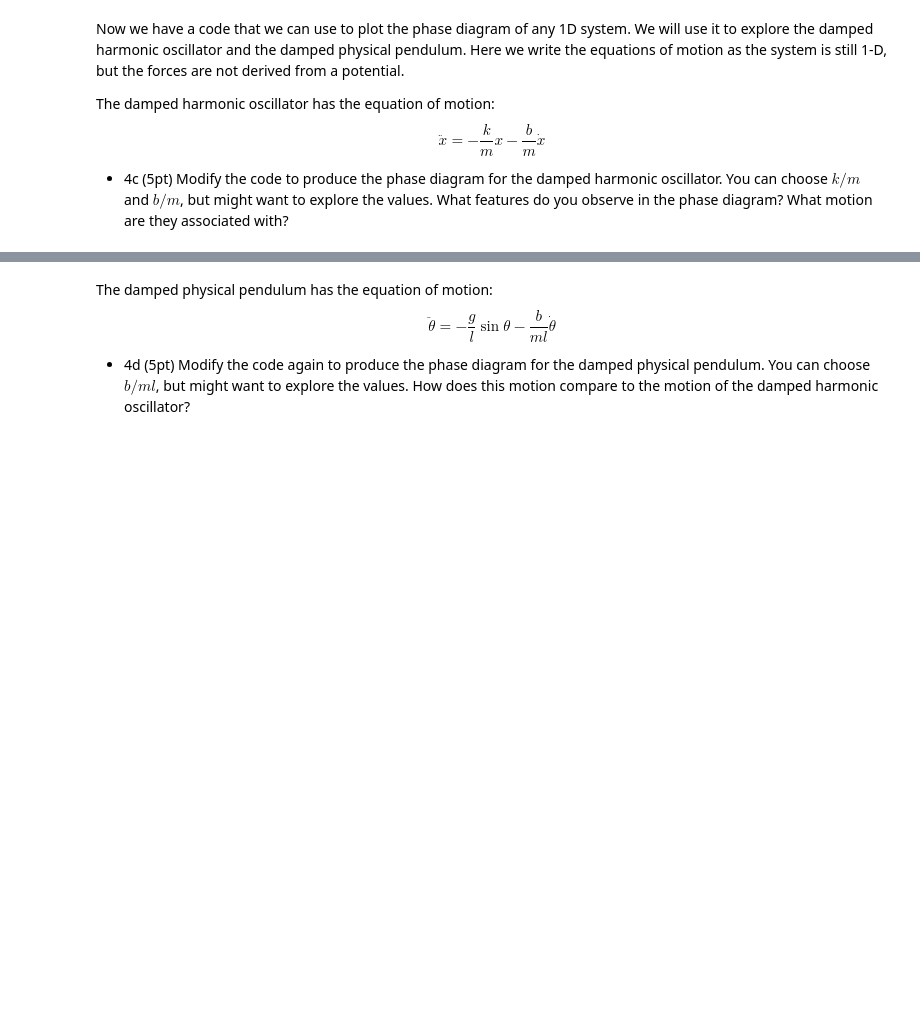
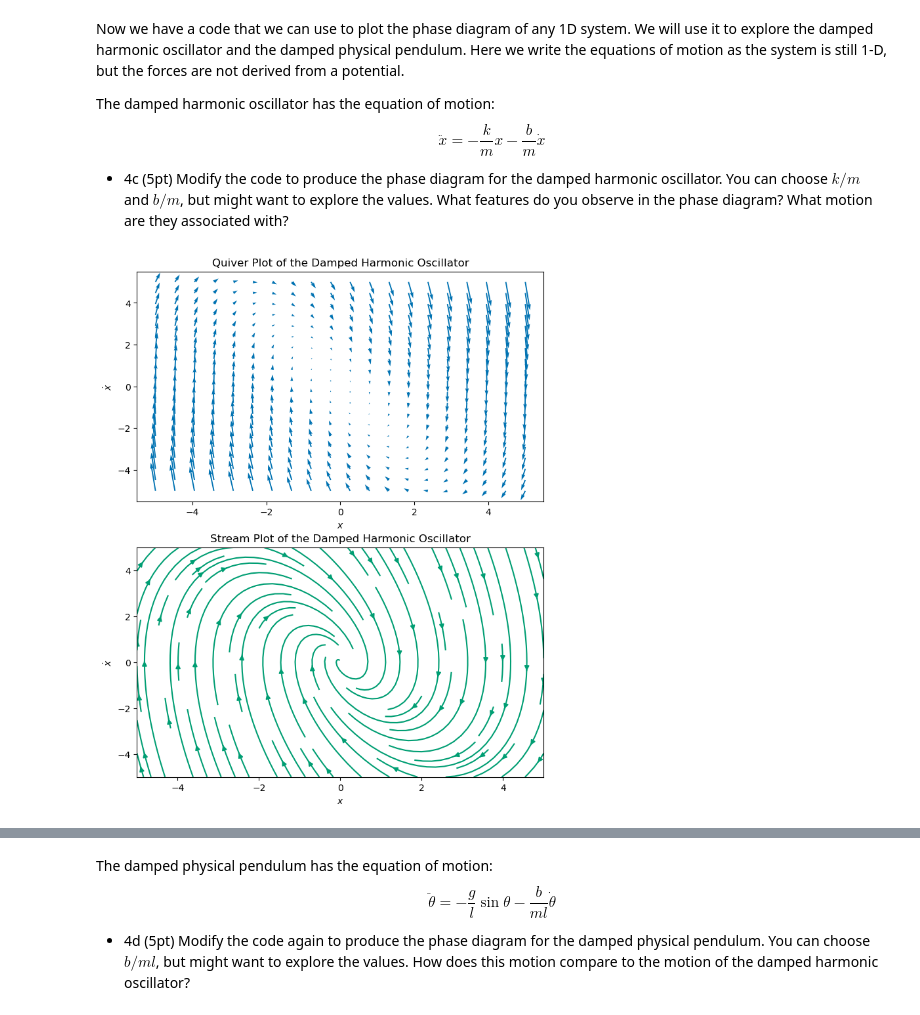
Before and after one commit to BruhddyTheThird/ProfCPisGoatedLib, a Jupyter notebook: HW V.ipynb, the cells around one changed output, grey strips where cells are left out. Drawn from its saved outputs; the diff is of its cells as text; code cells hidden in the pictures; blank space fills up the shorter version.

```diff
--- a/HW V.ipynb
+++ b/HW V.ipynb
@@ -187,3 +123,42 @@ The damped harmonic oscillator has the equation of motion:
 $$\ddot{x}=-\frac{k}{m}x-\frac{b}{m}\dot{x}$$
 
 * 4c (5pt) Modify the code to produce the phase diagram for the damped harmonic oscillator. You can choose $k/m$ and $b/m$, but might want to explore the values. What features do you observe in the phase diagram? What motion are they associated with?
+# %%
+def SHO_damped(X,V):
+    dX = V
+    dV = -4*X - 2*V   #k/m has been chosen to be 4. b/m is chosen to be 2
+
+    return dX, dV
+
+def generate_phase_space_damped(x_lim, v_lim, grid_size):
+
+    x = np.linspace(x_lim[0], x_lim[1], grid_size)
+    v = np.linspace(v_lim[0], v_lim[1], grid_size)
+
+    X, V = np.meshgrid(x, v)
+
+    dX, dV = SHO_damped(X, V)
+
+    return X, V, dX, dV
+
+# Generate phase space
+x_lim = (-5, 5)
+v_lim = (-5, 5)
+grid_size = 20
+X_d, V_d, dX_d, dV_d = generate_phase_space_damped(x_lim, v_lim, grid_size)
+# %%
+fig, axs = plt.subplots(2, 1, figsize=(8, 10))  # Two rows, one column
+
+# Quiver plot on the first subplot
+axs[0].quiver(X_d, V_d, dX_d, dV_d, color='C0')
+axs[0].set_title('Quiver Plot of the Damped Harmonic Oscillator')
+axs[0].set_xlabel(r'$x$')
+axs[0].set_ylabel(r'$\dot{x}$')
+
+# Stream plot on the second subplot
+axs[1].streamplot(X_d, V_d, dX_d, dV_d, color='C1')
+axs[1].set_title('Stream Plot of the Damped Harmonic Oscillator')
+axs[1].set_xlabel(r'$x$')
+axs[1].set_ylabel(r'$\dot{x}$');
+# %% [output]
+[figure, added]
```
Also changed, not shown: parts of 37 cells of this notebook.
